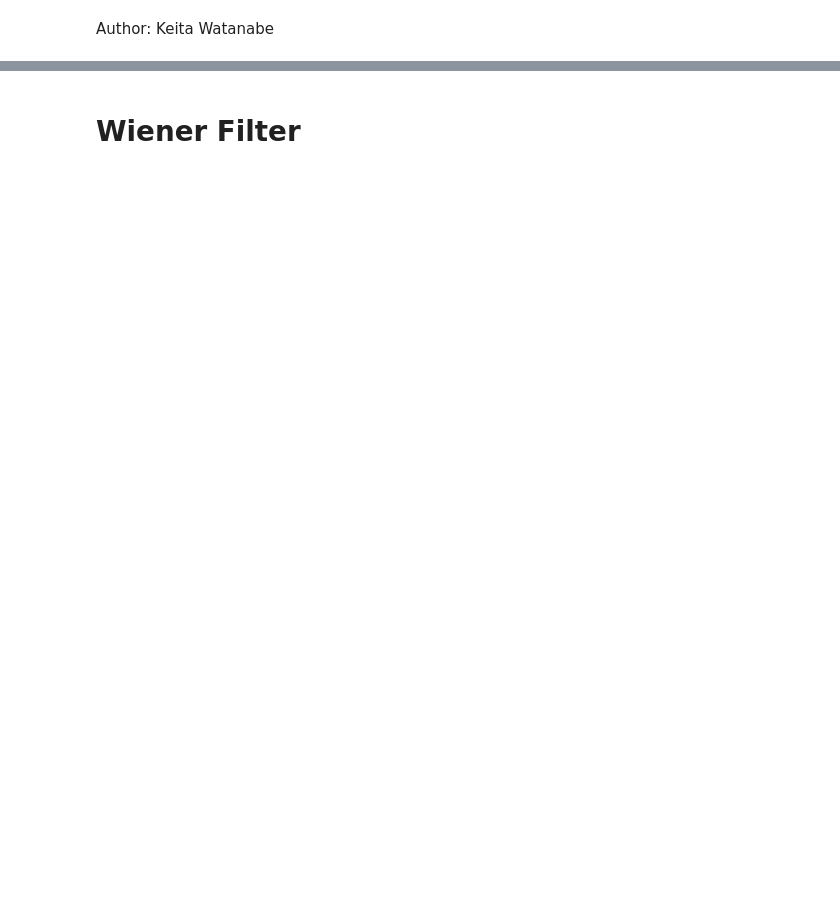
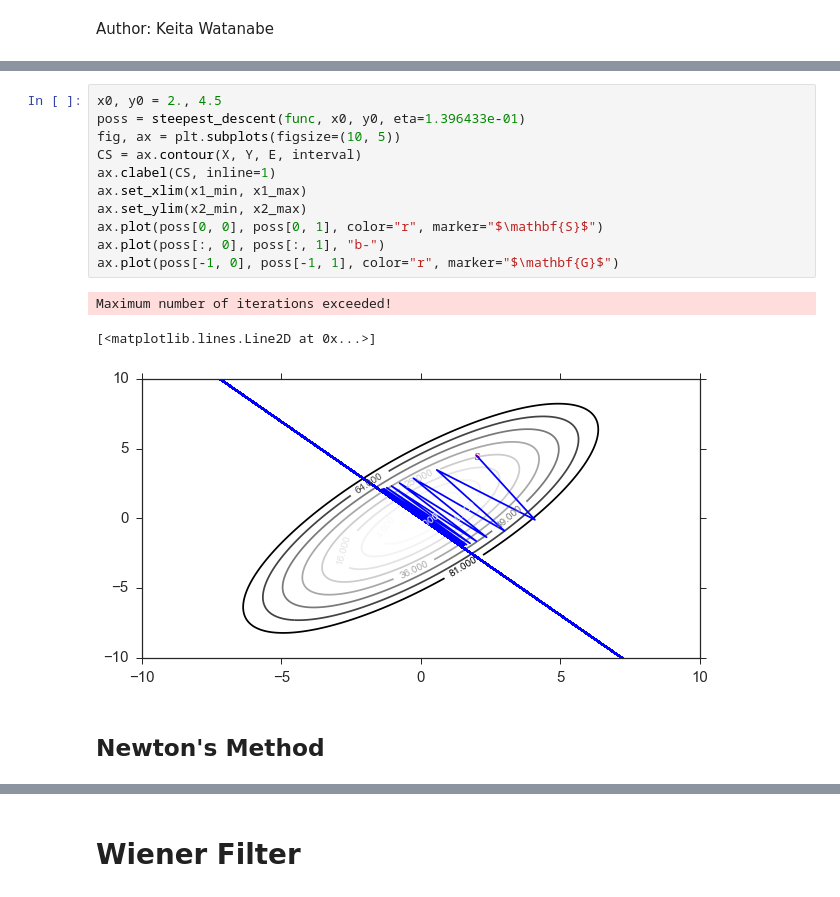
Before and after one commit to KeitaW/ML_Riken, a Jupyter notebook: notes/chapter3.ipynb, the cells around one changed output, grey strips where cells are left out. Drawn from its saved outputs; the diff is of its cells as text; blank space fills up the shorter version.

```diff
--- a/notes/chapter3.ipynb
+++ b/notes/chapter3.ipynb
@@ -75,0 +138,17 @@ plt.show()
+# %%
+x0, y0 = 2., 4.5
+poss = steepest_descent(func, x0, y0, eta=1.396433e-01)
+fig, ax = plt.subplots(figsize=(10, 5))
+CS = ax.contour(X, Y, E, interval)
+ax.clabel(CS, inline=1)
+ax.set_xlim(x1_min, x1_max)
+ax.set_ylim(x2_min, x2_max)
+ax.plot(poss[0, 0], poss[0, 1], color="r", marker="$\mathbf{S}$")
+ax.plot(poss[:, 0], poss[:, 1], "b-")
+ax.plot(poss[-1, 0], poss[-1, 1], color="r", marker="$\mathbf{G}$")
+# %% [output]
+Maximum number of iterations exceeded!
+[<matplotlib.lines.Line2D at 0x...>]
+[figure, added]
+# %% [markdown]
+## Newton's Method
```
Also changed, not shown: parts of 57 cells of this notebook, 6 other files.
